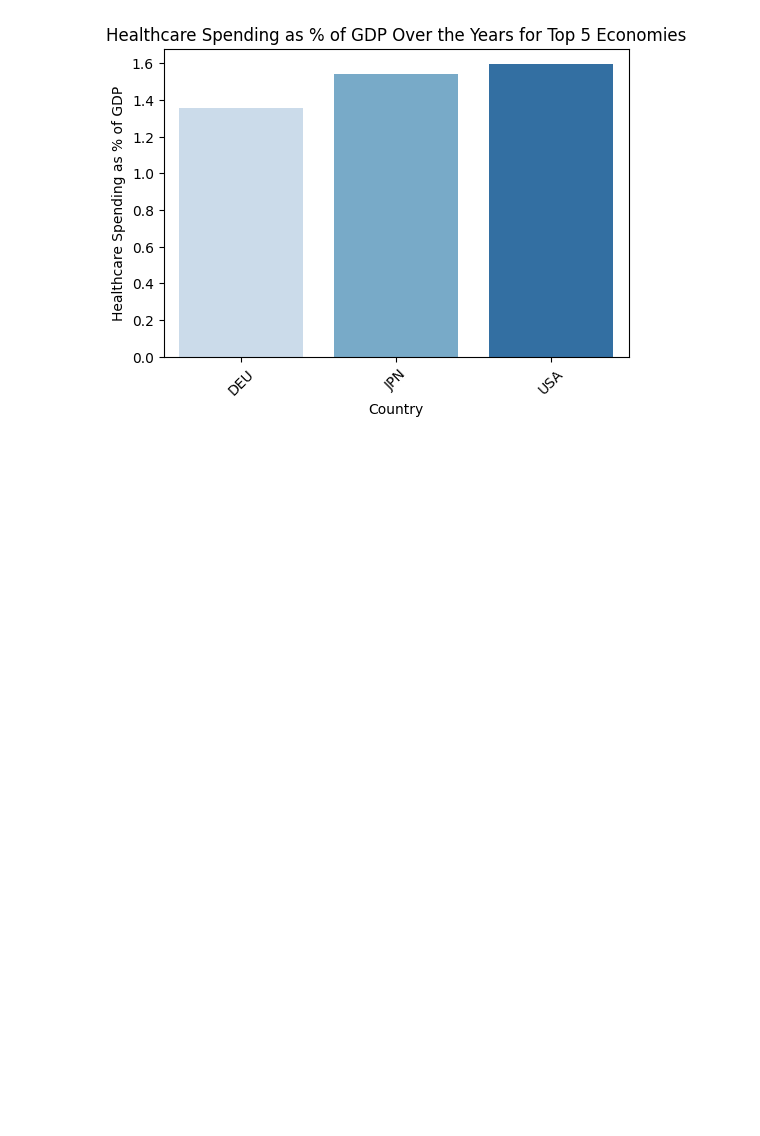
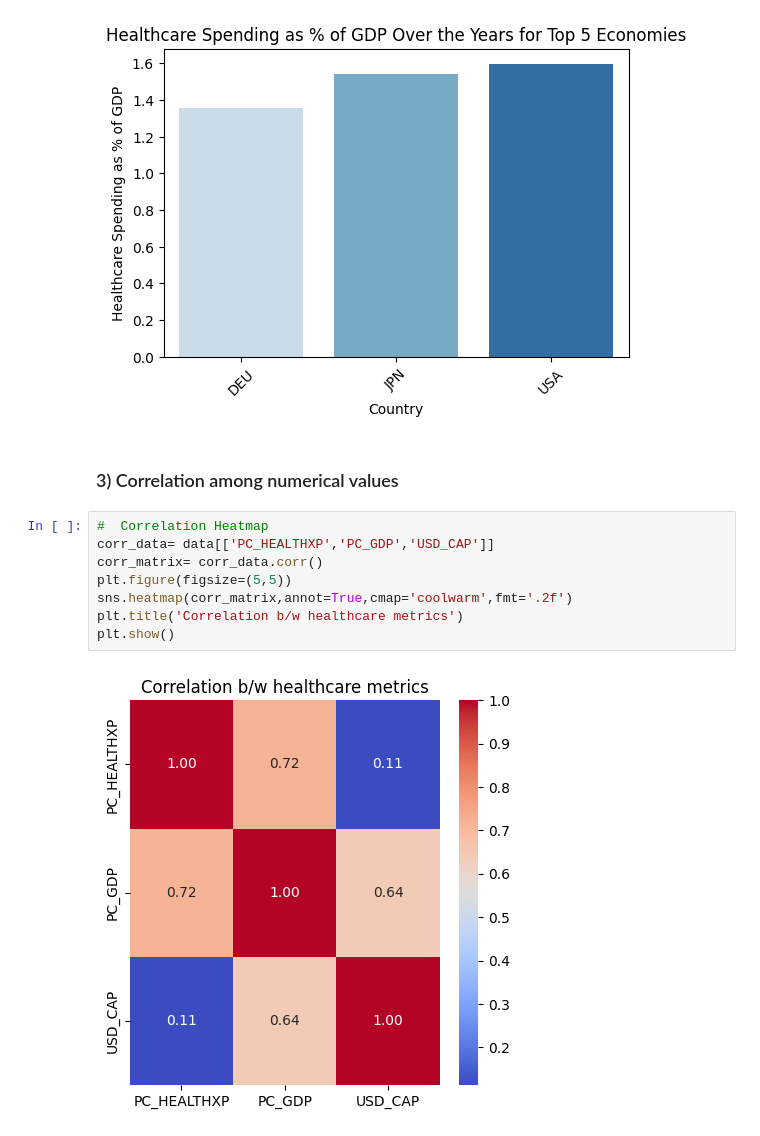
Before and after one commit to Sharvani-123/Pharmaceutical-Drug-Spendings_Analysis, a Jupyter notebook: analysis.ipynb, the cells around one changed output. Cells and saved outputs as stored; diff of their text form; blank space fills up the shorter version.

```diff
--- a/analysis.ipynb
+++ b/analysis.ipynb
@@ -159,3 +159,15 @@ plt.ylabel('Healthcare Spending as % of GDP')
 plt.show()
 # %% [output]
 [figure]
+# %% [markdown]
+### 3) Correlation among numerical values
+# %%
+#  Correlation Heatmap
+corr_data= data[['PC_HEALTHXP','PC_GDP','USD_CAP']]
+corr_matrix= corr_data.corr()
+plt.figure(figsize=(5,5))
+sns.heatmap(corr_matrix,annot=True,cmap='coolwarm',fmt='.2f')
+plt.title('Correlation b/w healthcare metrics')
+plt.show()
+# %% [output]
+[figure, added]
```
Also changed, not shown: parts of 2 cells of this notebook.
